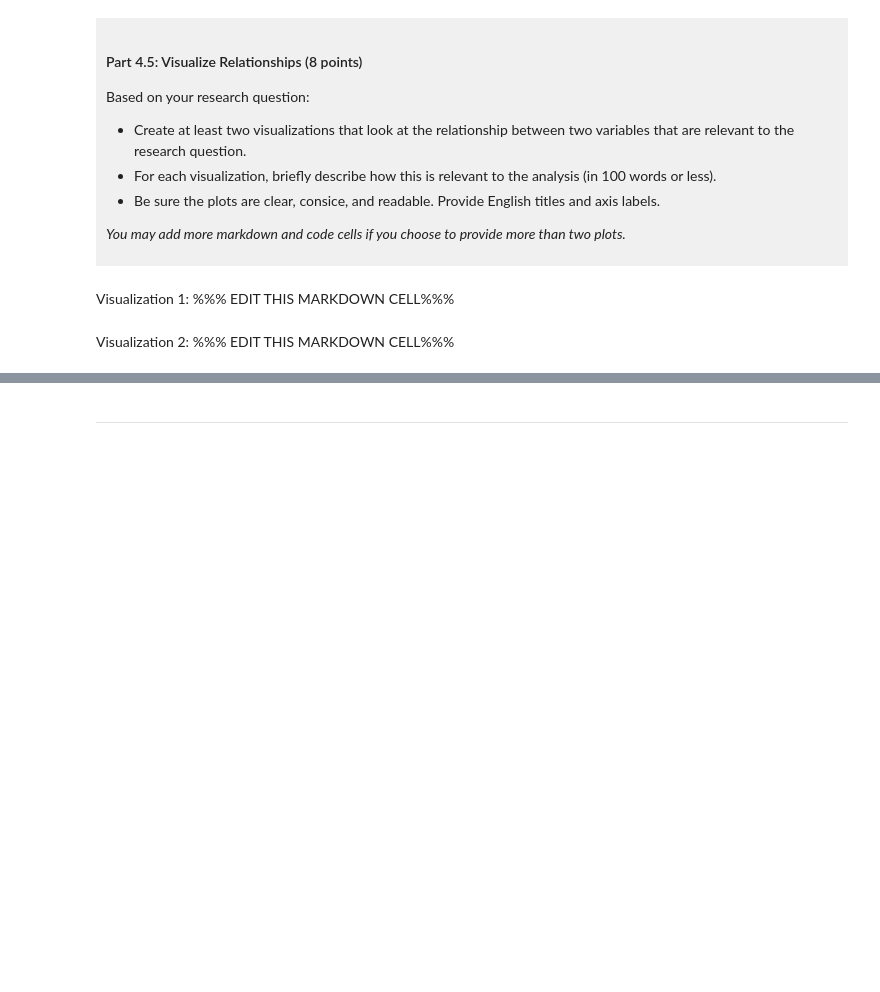
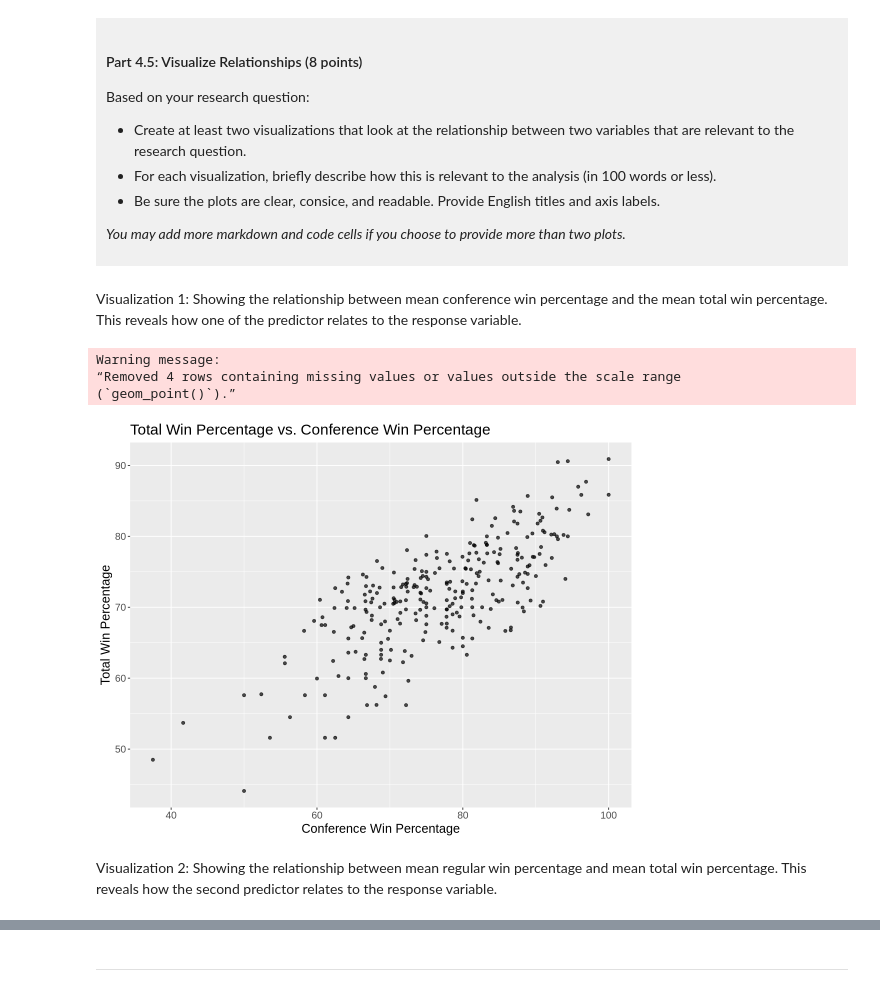
Before and after one commit to amyL126/dsci-100-project-amy-liang, a Jupyter notebook: dsci-100-project-notebook.ipynb, the cells around one changed output, grey strips where cells are left out. Cells and saved outputs as stored; diff of their text form; code cells hidden in the pictures; blank space fills up the shorter version.

```diff
--- a/dsci-100-project-notebook.ipynb
+++ b/dsci-100-project-notebook.ipynb
@@ -276,4 +315,12 @@ You will refine your research question (if needed) and produce a tidy data set.
 - Show the outputted table.
 </div>
 # %%
-### EDIT THIS CODE CELL ###
+data_summarized <- data_tidied |>
+    group_by(school) |>
+    summarize(
+        mean_seed = mean(seed, na.rm = TRUE),
+        mean_conf_wins_pct = mean(conf_wins_pct, na.rm = TRUE),
+        mean_reg_wins_pct = mean(reg_wins_pct, na.rm = TRUE),
+        mean_total_wins_pct = mean(total_wins_pct, na.rm = TRUE)
+        )
+data_summarized
@@ -311,9 +404,24 @@ Based on your research question:
 *You may add more markdown and code cells if you choose to provide more than two plots.*
 </div>
 # %% [markdown]
-Visualization 1: %%% EDIT THIS MARKDOWN CELL%%%
+Visualization 1: Showing the relationship between mean conference win percentage and the mean total win percentage. This reveals how one of the predictor relates to the response variable.
 # %%
-### EDIT THIS CODE CELL FOR VISUALIZATION 1###
+vis_1 <- data_summarized |>
+    ggplot(aes(x = mean_conf_wins_pct,
+               y = mean_total_wins_pct)) +
+    geom_point(alpha = 0.7) +
+    labs(
+    title = "Total Win Percentage vs. Conference Win Percentage",
+    x = "Conference Win Percentage",
+    y = "Total Win Percentage"
+    ) +
+    theme(text = element_text(size = 15))
+vis_1
+# %% [output]
+Warning message:
+“Removed 4 rows containing missing values or values outside the scale range
+(`geom_point()`).”
+[figure, added]
 # %% [markdown]
-Visualization 2: %%% EDIT THIS MARKDOWN CELL%%%
+Visualization 2: Showing the relationship between mean regular win percentage and mean total win percentage. This reveals how the second predictor relates to the response variable.
 # %%
```
Also changed, not shown: parts of 13 cells of this notebook.
